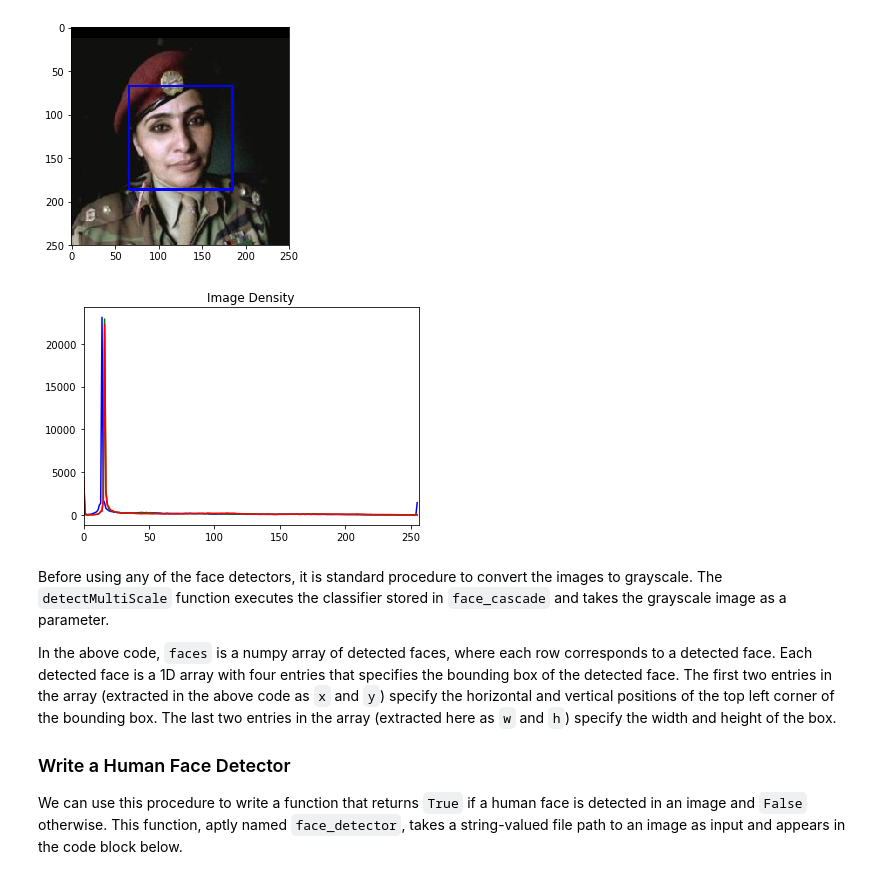
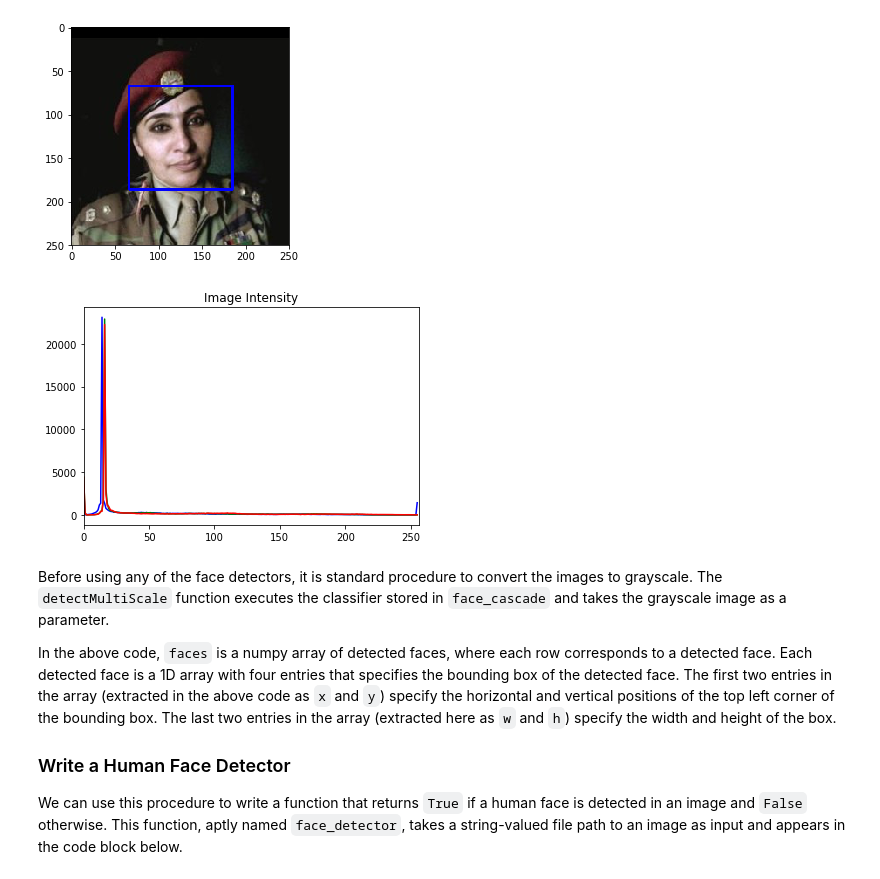
Before and after one commit to yz14689/DSNP_Capstone, a Jupyter notebook: dog_app.ipynb, the cells around one changed output. Saved outputs shown, nothing was run; the diff lists cells and outputs as text; code cells hidden in the pictures.

```diff
--- a/dog_app.ipynb
+++ b/dog_app.ipynb
@@ -260,8 +261,8 @@ def density_plot(image) :
     plt.show()
-# %%
-density_plot(img)
-# %% [output]
-[figure, removed]
+# %%
+intensity_plot(img,'humandetector')
+# %% [output]
+[figure, added]
 # %% [markdown]
 Before using any of the face detectors, it is standard procedure to convert the images to grayscale.  The `detectMultiScale` function executes the classifier stored in `face_cascade` and takes the grayscale image as a parameter.
 
```
Also changed, not shown: parts of 13 cells of this notebook.
